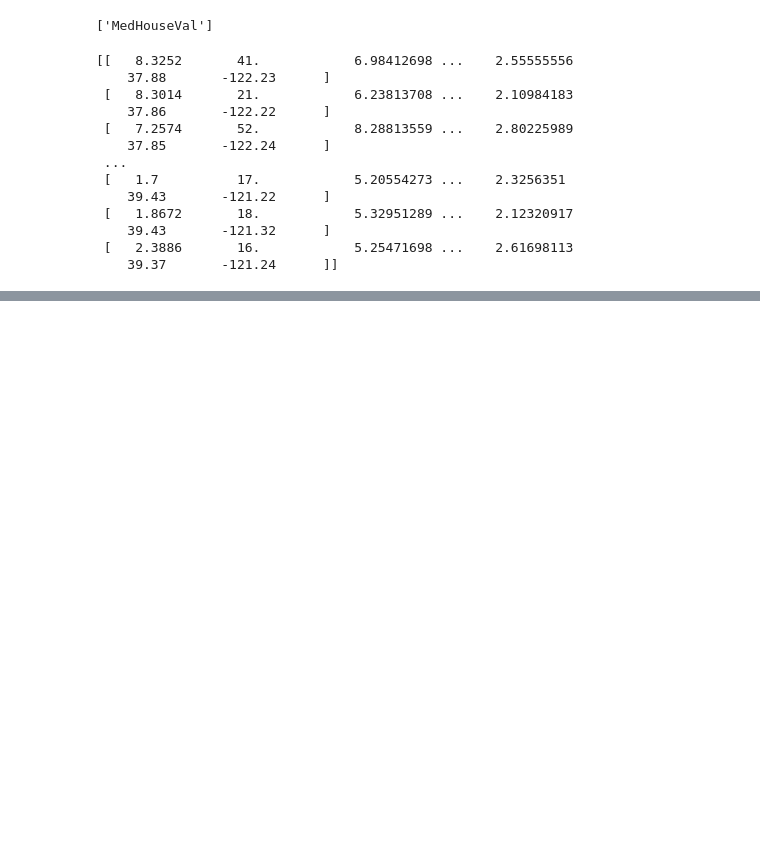
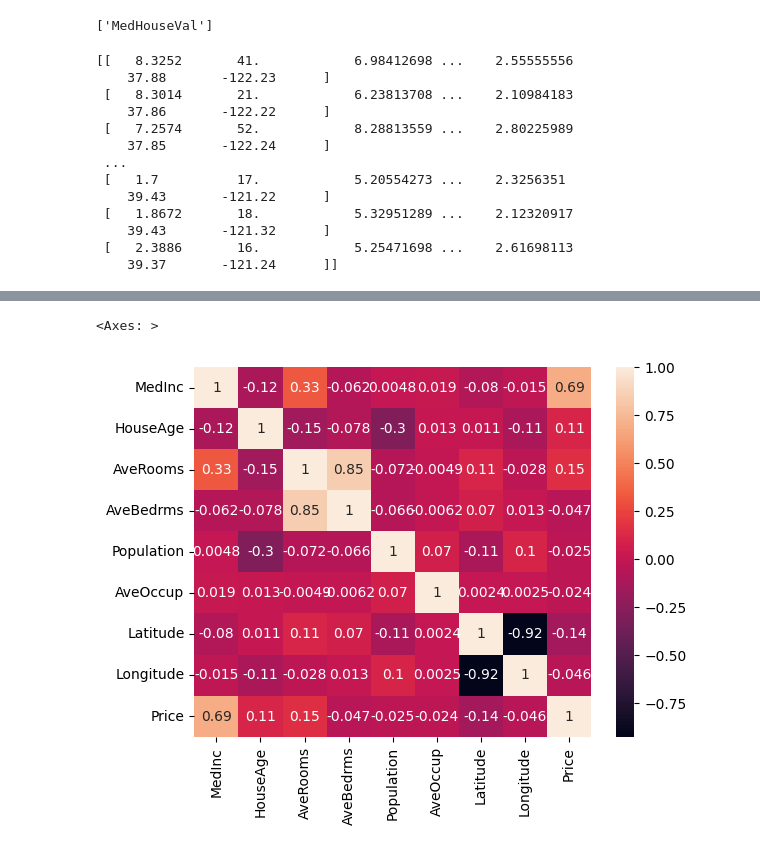
Before and after one commit to Raimal-Raja/DataScience-ML-DL-NLP, a Jupyter notebook: 19_Machine Learning/3_Steps By Step Project Implementation With LifeCycle OF ML Project/2_Multiple_Linear_Regression_With_Assumptions.ipynb, the cells around one changed output, grey strips where cells are left out. Saved outputs shown, nothing was run; the diff lists cells and outputs as text; code cells hidden in the pictures; blank space fills up the shorter version.

```diff
--- a/19_Machine Learning/3_Steps By Step Project Implementation With LifeCycle OF ML Project/2_Multiple_Linear_Regression_With_Assumptions.ipynb
+++ b/19_Machine Learning/3_Steps By Step Project Implementation With LifeCycle OF ML Project/2_Multiple_Linear_Regression_With_Assumptions.ipynb
@@ -80,0 +96,3 @@ print(california.data)
+# %%
+## Lets prepare the dataframe
+dataset = pd.DataFrame(california.data, columns=california.feature_names)
@@ -80,0 +108,2 @@ print(california.data)
+# %%
+dataset['Price'] = california.target
@@ -80,0 +176,5 @@ print(california.data)
+# %%
+sns.heatmap(dataset.corr(),annot=True)
+# %% [output]
+<Axes: >
+[figure, added]
```
Also changed, not shown: parts of 39 cells of this notebook, 2 other files.
